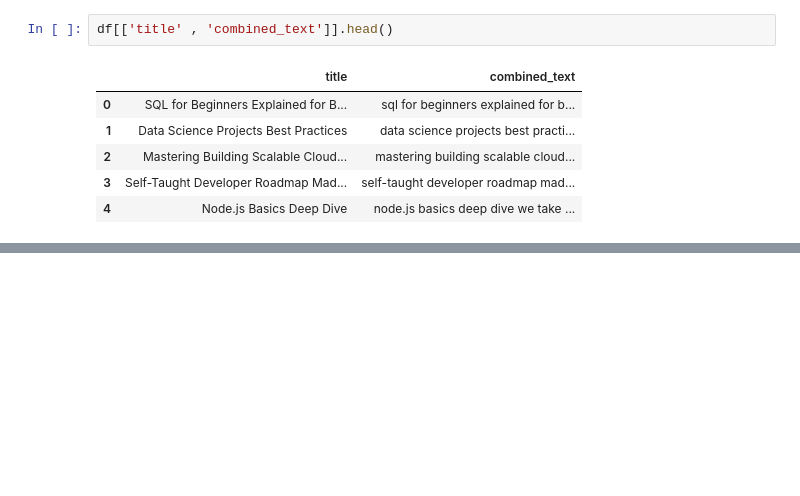
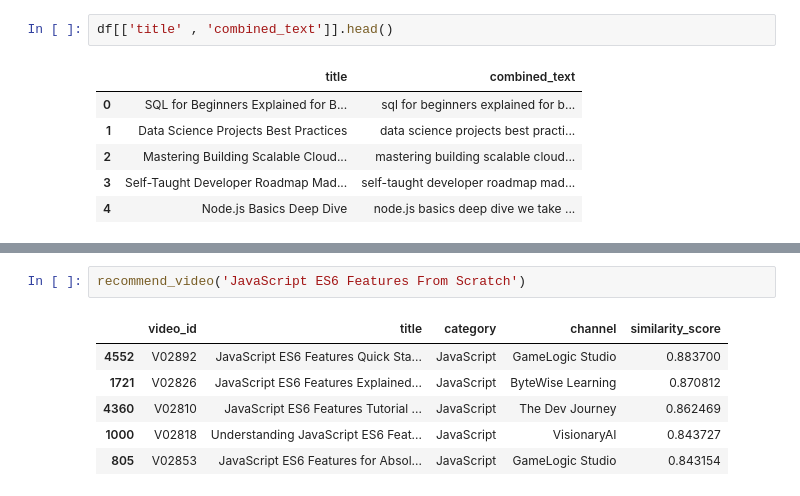
Before and after one commit to prasannaas138-alt/youtube-recommendation-system, a Jupyter notebook: Youtube_Recommendation_System.ipynb, the cells around one changed output, grey strips where cells are left out. Cells and saved outputs as stored; diff of their text form; blank space fills up the shorter version.

```diff
--- a/Youtube_Recommendation_System.ipynb
+++ b/Youtube_Recommendation_System.ipynb
@@ -131,0 +264,9 @@ df[['title' , 'combined_text']].head()
+# %%
+recommend_video('JavaScript ES6 Features From Scratch')
+# %% [output]
+|  | video_id | title | category | channel | similarity_score |
+| 4552 | V02892 | JavaScript ES6 Features Quick Sta... | JavaScript | GameLogic Studio | 0.883700 |
+| 1721 | V02826 | JavaScript ES6 Features Explained... | JavaScript | ByteWise Learning | 0.870812 |
+| 4360 | V02810 | JavaScript ES6 Features Tutorial ... | JavaScript | The Dev Journey | 0.862469 |
+| 1000 | V02818 | Understanding JavaScript ES6 Feat... | JavaScript | VisionaryAI | 0.843727 |
+| 805 | V02853 | JavaScript ES6 Features for Absol... | JavaScript | GameLogic Studio | 0.843154 |
```
Also changed, not shown: parts of 18 cells of this notebook.
